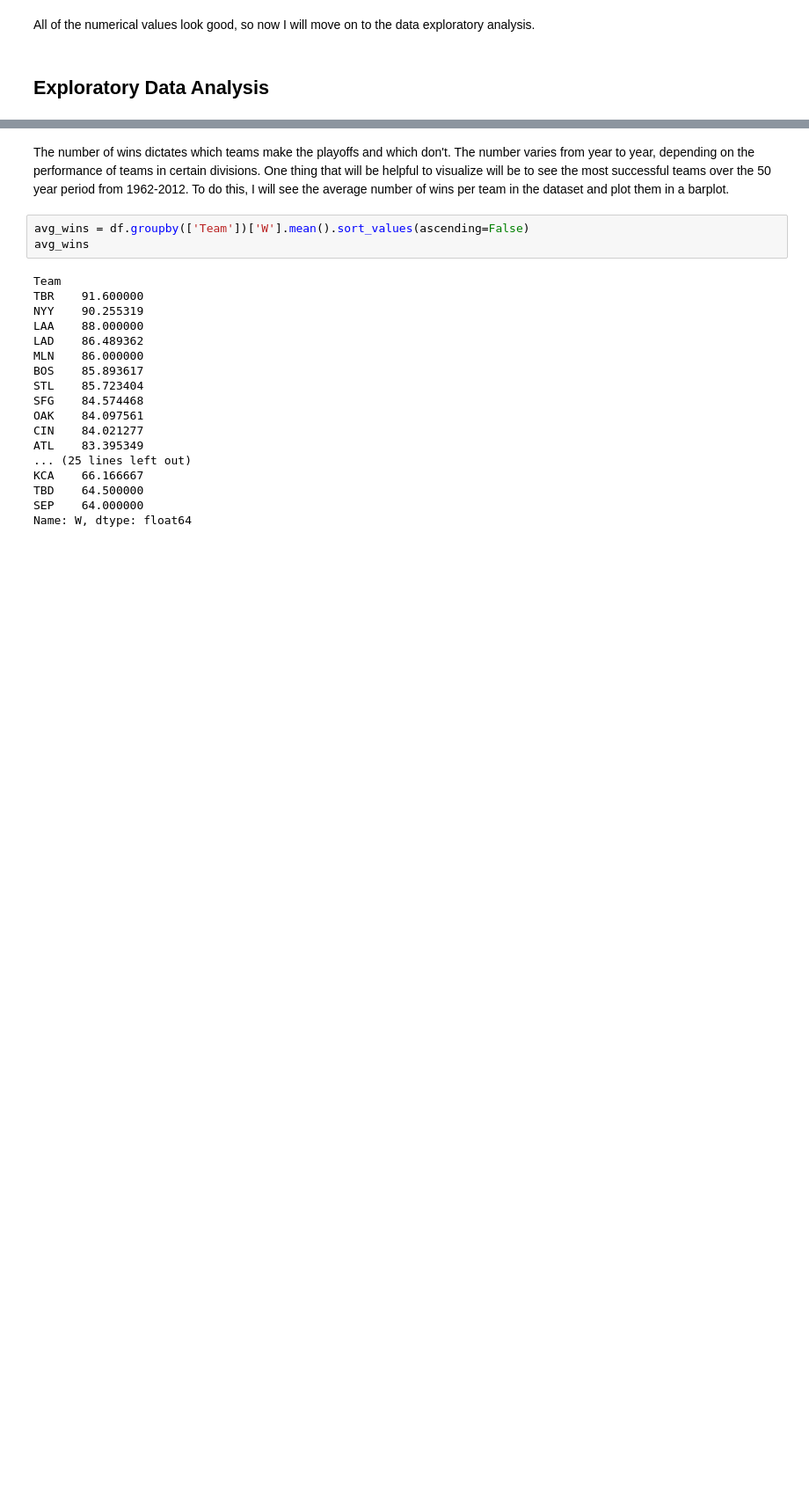
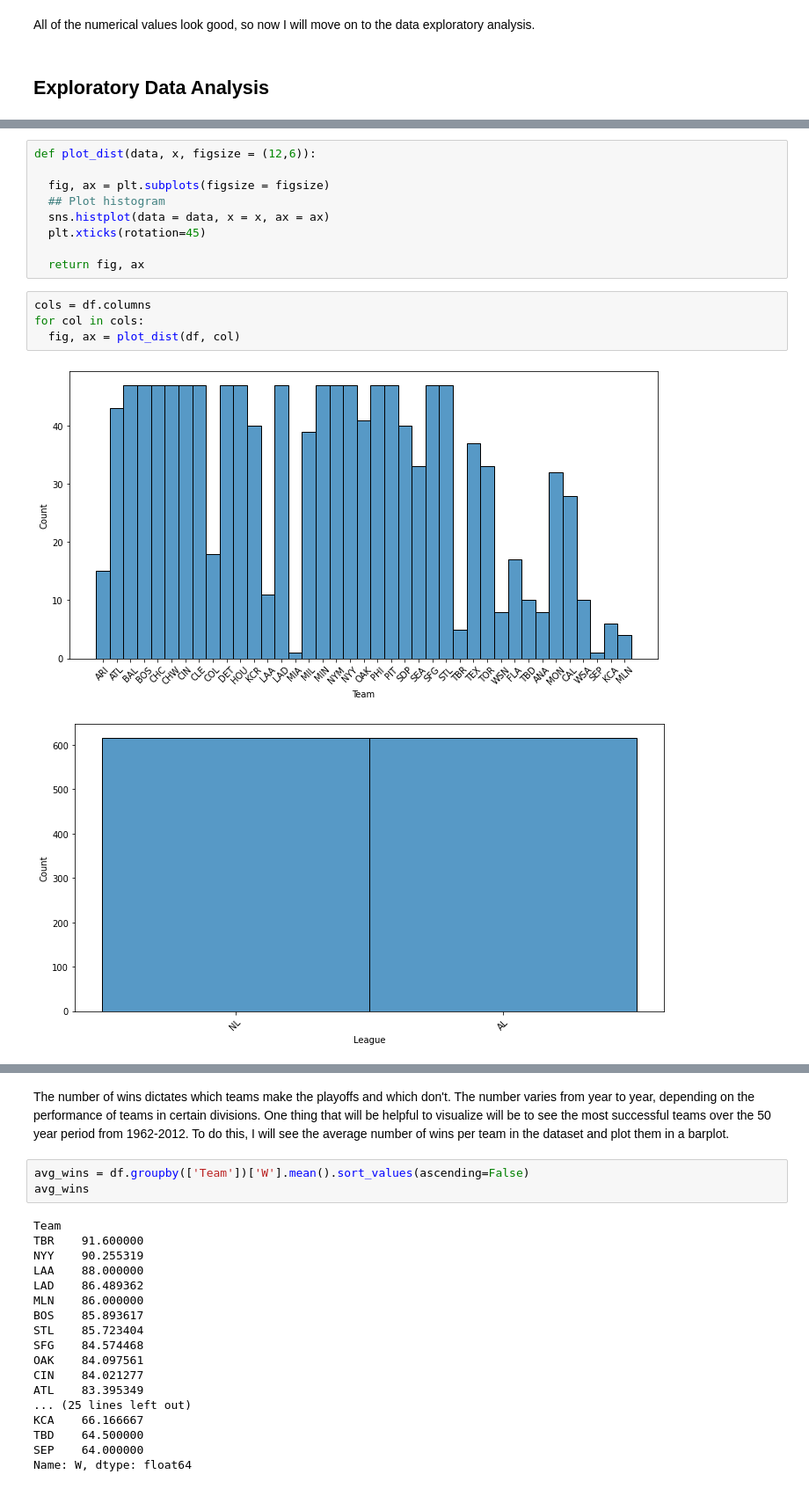
Before and after one commit to joshlensing/Coding-Dojo-Project-2, a Jupyter notebook: Project_2_Baseball_Playoff_Predictions.ipynb, the cells around one changed output, grey strips where cells are left out. Shown at 88% size. Cells and saved outputs as stored; diff of their text form; blank space fills up the shorter version.

```diff
--- a/Project_2_Baseball_Playoff_Predictions.ipynb
+++ b/Project_2_Baseball_Playoff_Predictions.ipynb
@@ -168,0 +173,16 @@ All of the numerical values look good, so now I will move on to the data explora
+# %%
+def plot_dist(data, x, figsize = (12,6)):
+
+  fig, ax = plt.subplots(figsize = figsize)
+  ## Plot histogram
+  sns.histplot(data = data, x = x, ax = ax)
+  plt.xticks(rotation=45)
+
+  return fig, ax
+# %%
+cols = df.columns
+for col in cols:
+  fig, ax = plot_dist(df, col)
+# %% [output]
+[figure, added]
+[figure, added]
```
Also changed, not shown: parts of 13 cells of this notebook.
